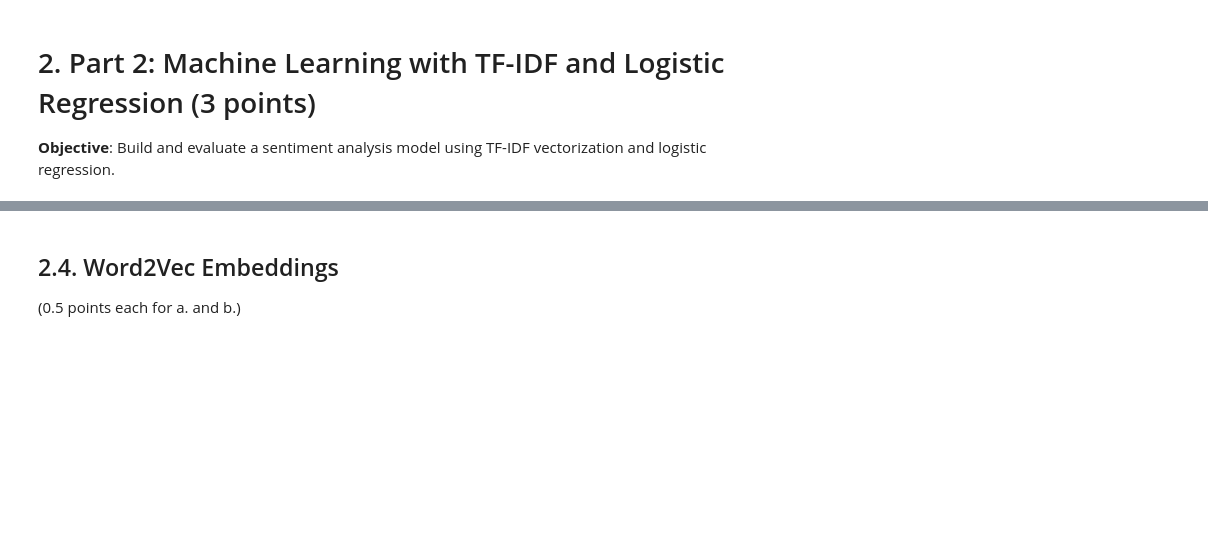
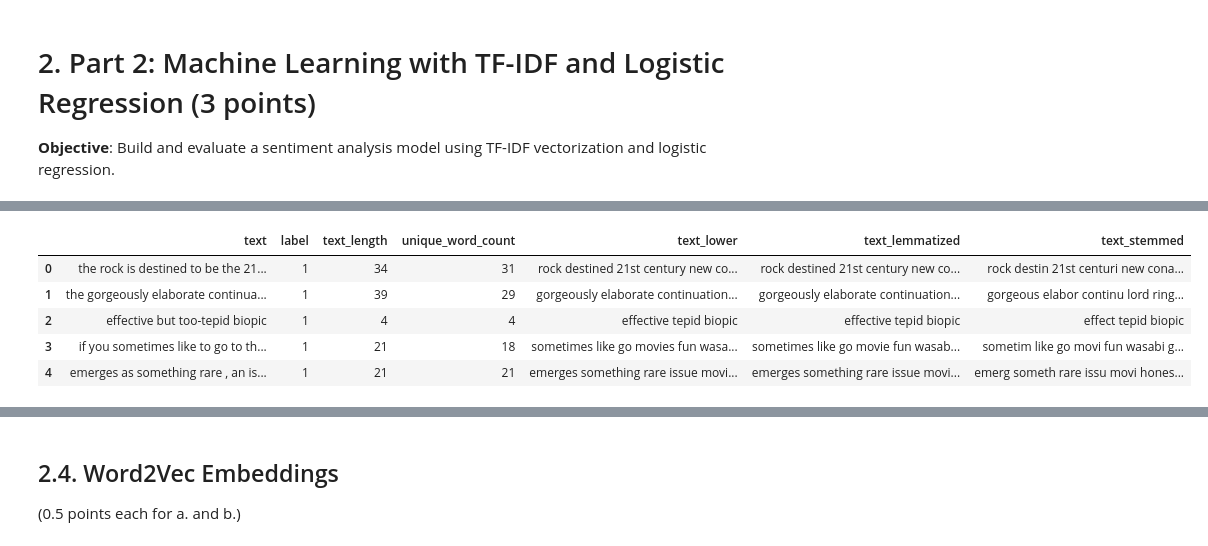
Before and after one commit to pablo-fdz/adv_nlp_hw1, a Jupyter notebook: hw1_sentiment_analysis_RT.ipynb, the cells around one changed output, grey strips where cells are left out. Saved outputs shown, nothing was run; the diff lists cells and outputs as text; code cells hidden in the pictures; blank space fills up the shorter version.

```diff
--- a/hw1_sentiment_analysis_RT.ipynb
+++ b/hw1_sentiment_analysis_RT.ipynb
@@ -710,0 +873,9 @@ Finally, **note that the performance of this approach could be potentially impro
+# %%
+df_train.head()
+# %% [output]
+|  | text | label | text_length | unique_word_count | text_lower | text_lemmatized | text_stemmed |
+| 0 | the rock is destined to be the 21... | 1 | 34 | 31 | rock destined 21st century new co... | rock destined 21st century new co... | rock destin 21st centuri new cona... |
+| 1 | the gorgeously elaborate continua... | 1 | 39 | 29 | gorgeously elaborate continuation... | gorgeously elaborate continuation... | gorgeous elabor continu lord ring... |
+| 2 | effective but too-tepid biopic | 1 | 4 | 4 | effective tepid biopic | effective tepid biopic | effect tepid biopic |
+| 3 | if you sometimes like to go to th... | 1 | 21 | 18 | sometimes like go movies fun wasa... | sometimes like go movie fun wasab... | sometim like go movi fun wasabi g... |
+| 4 | emerges as something rare , an is... | 1 | 21 | 21 | emerges something rare issue movi... | emerges something rare issue movi... | emerg someth rare issu movi hones... |
```
Also changed, not shown: parts of 29 cells of this notebook, 9 other files.
